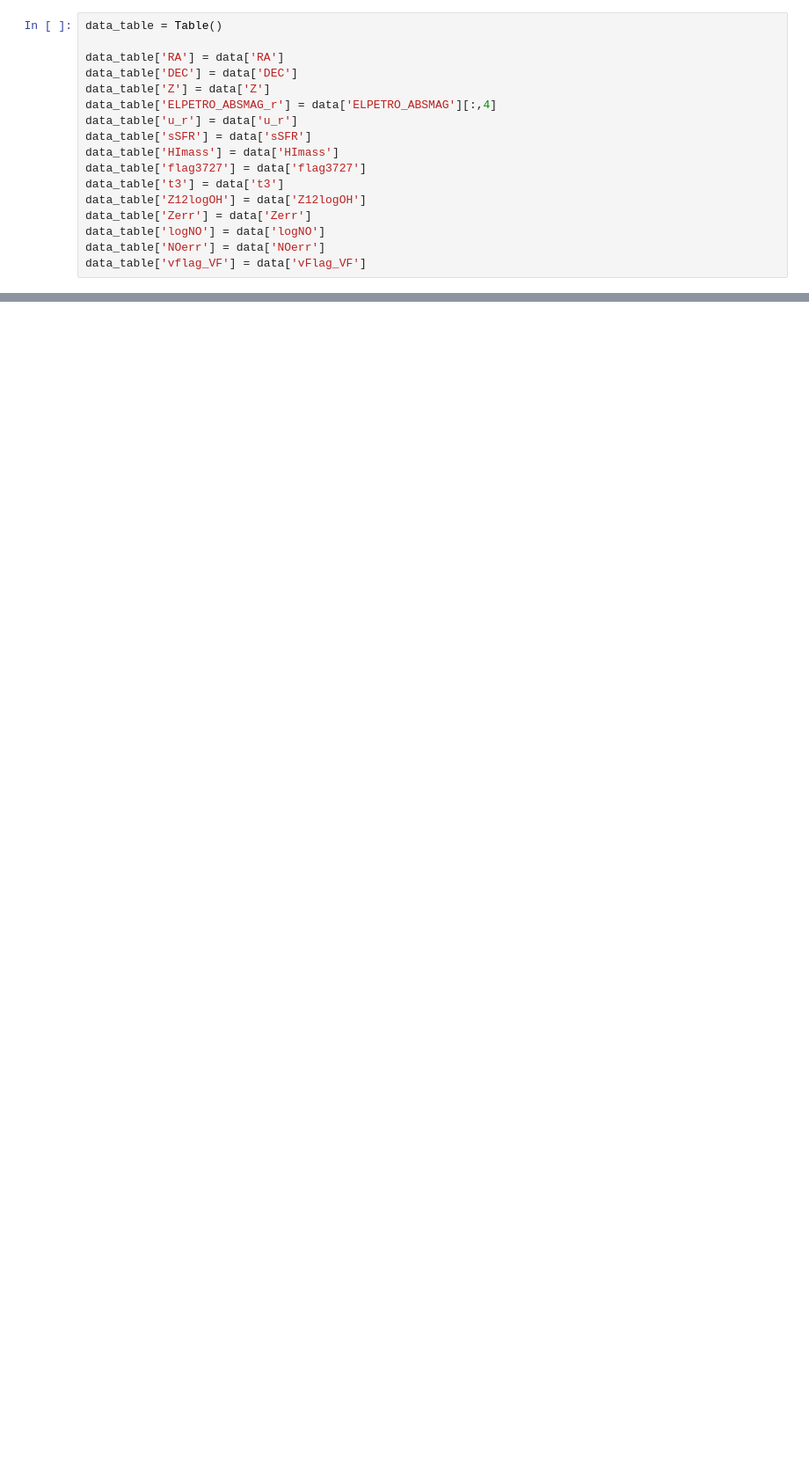
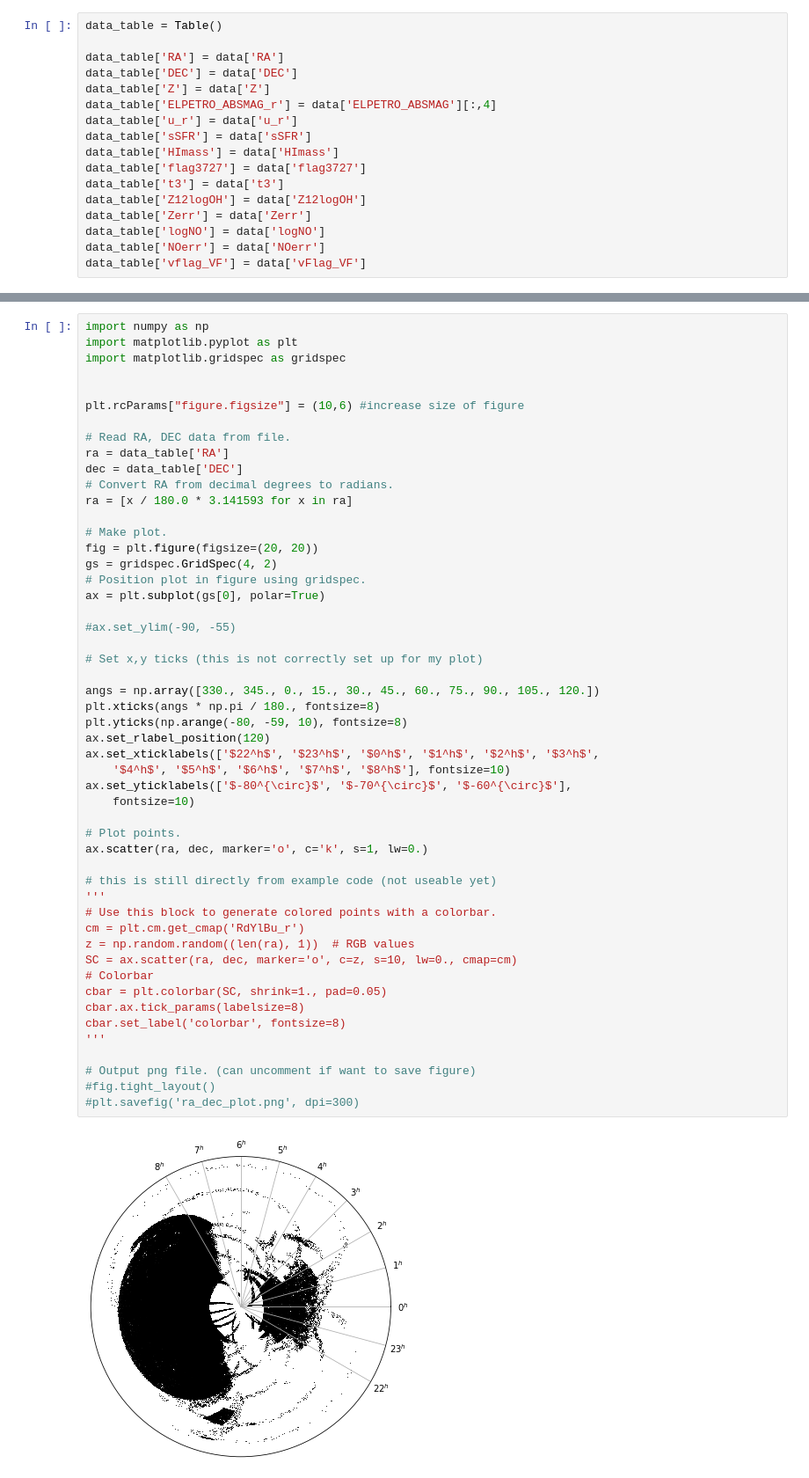
Before and after one commit to kadglass/SmallScale, a Jupyter notebook: Small Scale Environment.ipynb, the cells around one changed output, grey strips where cells are left out. Shown at 88% size. Drawn from its saved outputs; the diff is of its cells as text; blank space fills up the shorter version.

```diff
--- a/Small Scale Environment.ipynb
+++ b/Small Scale Environment.ipynb
@@ -116,0 +130,53 @@ plt.show()
+# %%
+import numpy as np
+import matplotlib.pyplot as plt
+import matplotlib.gridspec as gridspec
+
+
+plt.rcParams["figure.figsize"] = (10,6) #increase size of figure
+
+# Read RA, DEC data from file.
+ra = data_table['RA']
+dec = data_table['DEC']
+# Convert RA from decimal degrees to radians.
+ra = [x / 180.0 * 3.141593 for x in ra]
+
+# Make plot.
+fig = plt.figure(figsize=(20, 20))
+gs = gridspec.GridSpec(4, 2)
+# Position plot in figure using gridspec.
+ax = plt.subplot(gs[0], polar=True)
+
+#ax.set_ylim(-90, -55)
+
+# Set x,y ticks (this is not correctly set up for my plot)
+
+angs = np.array([330., 345., 0., 15., 30., 45., 60., 75., 90., 105., 120.])
+plt.xticks(angs * np.pi / 180., fontsize=8)
+plt.yticks(np.arange(-80, -59, 10), fontsize=8)
+ax.set_rlabel_position(120)
+ax.set_xticklabels(['$22^h$', '$23^h$', '$0^h$', '$1^h$', '$2^h$', '$3^h$',
+    '$4^h$', '$5^h$', '$6^h$', '$7^h$', '$8^h$'], fontsize=10)
+ax.set_yticklabels(['$-80^{\circ}$', '$-70^{\circ}$', '$-60^{\circ}$'],
+    fontsize=10)
+
+# Plot points.
+ax.scatter(ra, dec, marker='o', c='k', s=1, lw=0.)
+
+# this is still directly from example code (not useable yet)
+'''
+# Use this block to generate colored points with a colorbar.
+cm = plt.cm.get_cmap('RdYlBu_r')
+z = np.random.random((len(ra), 1))  # RGB values
+SC = ax.scatter(ra, dec, marker='o', c=z, s=10, lw=0., cmap=cm)
+# Colorbar
+cbar = plt.colorbar(SC, shrink=1., pad=0.05)
+cbar.ax.tick_params(labelsize=8)
+cbar.set_label('colorbar', fontsize=8)
+'''
+
+# Output png file. (can uncomment if want to save figure)
+#fig.tight_layout()
+#plt.savefig('ra_dec_plot.png', dpi=300)
+# %% [output]
+[figure, added]
```
Also changed, not shown: parts of 21 cells of this notebook.
